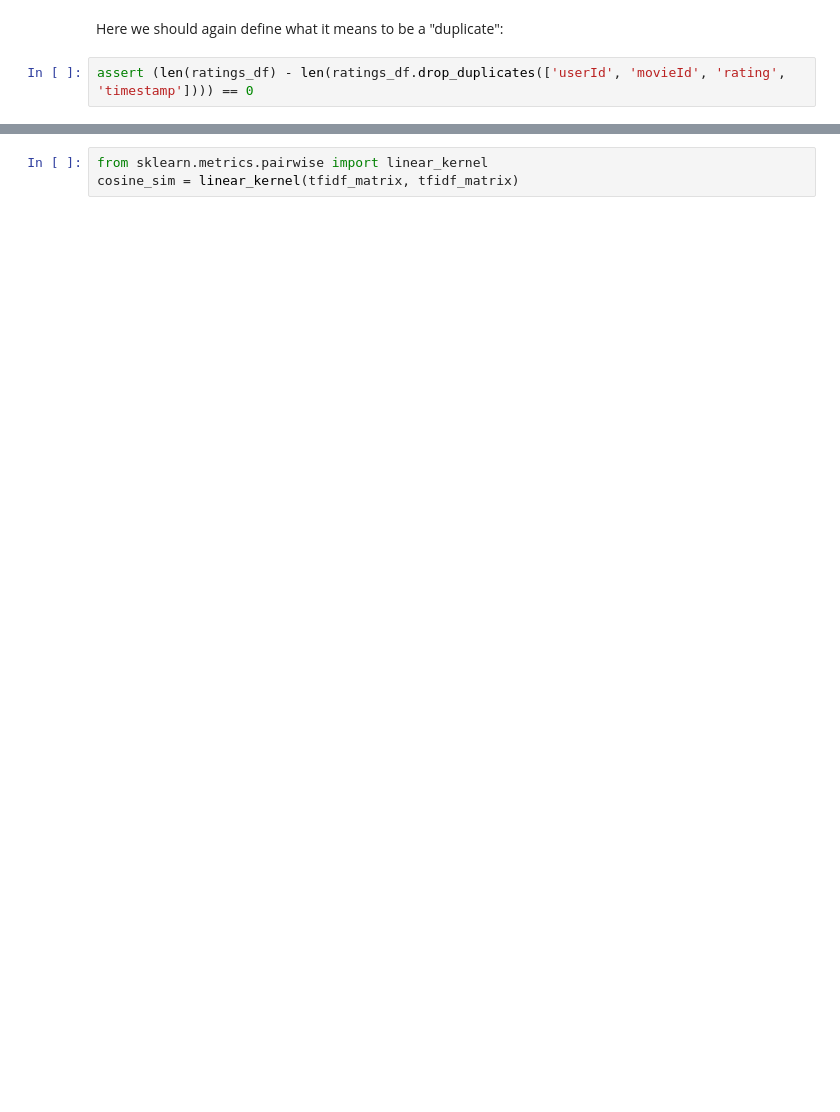
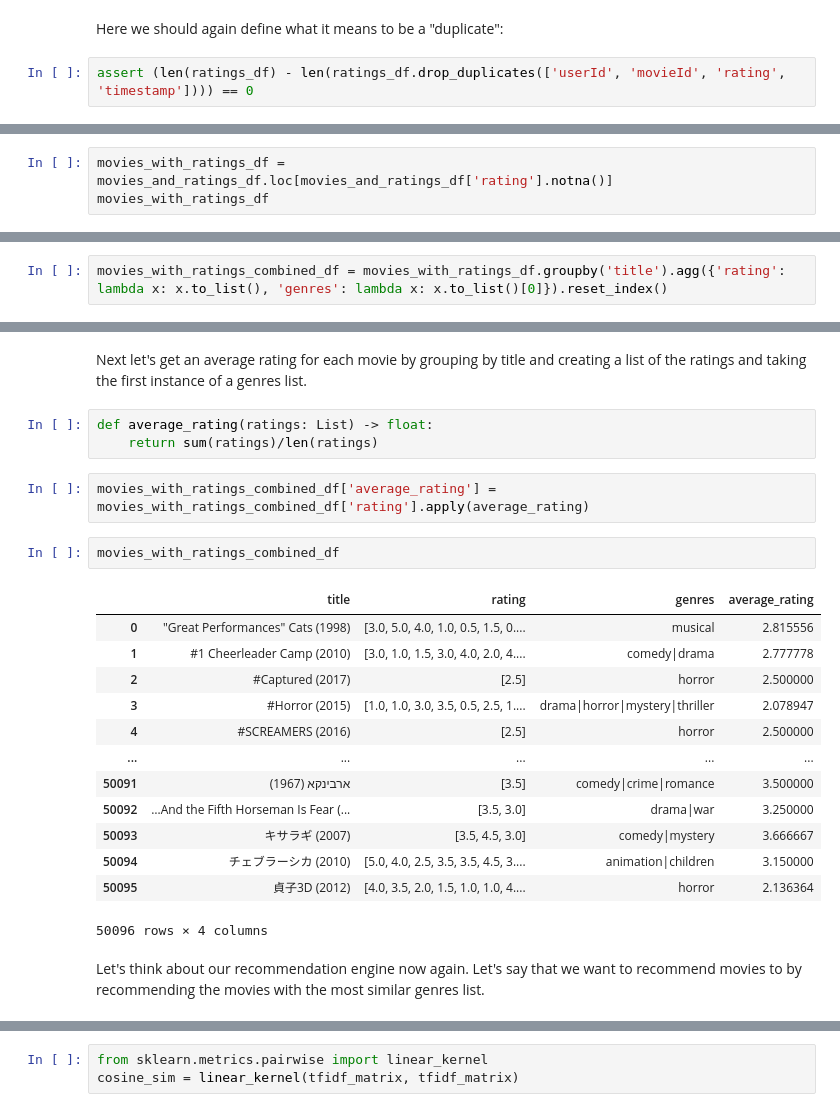
Before and after one commit to lizzypy/simple_recommendation_engine, a Jupyter notebook: analysis_complete/analysis/Movies Data Analysis.ipynb, the cells around one changed output, grey strips where cells are left out. Cells and saved outputs as stored; diff of their text form; blank space fills up the shorter version.

```diff
--- a/analysis_complete/analysis/Movies Data Analysis.ipynb
+++ b/analysis_complete/analysis/Movies Data Analysis.ipynb
@@ -443,0 +315,3 @@ NameError: name 'genres_list' is not defined
+# %%
+movies_with_ratings_df = movies_and_ratings_df.loc[movies_and_ratings_df['rating'].notna()]
+movies_with_ratings_df
@@ -443,0 +332,2 @@ NameError: name 'genres_list' is not defined
+# %%
+movies_with_ratings_combined_df = movies_with_ratings_df.groupby('title').agg({'rating': lambda x: x.to_list(), 'genres': lambda x: x.to_list()[0]}).reset_index()
@@ -443,0 +350,25 @@ NameError: name 'genres_list' is not defined
+# %% [markdown]
+Next let's get an average rating for each movie by grouping by title and creating a list of the ratings and taking the first instance of a genres list.
+# %%
+def average_rating(ratings: List) -> float:
+    return sum(ratings)/len(ratings)
+# %%
+movies_with_ratings_combined_df['average_rating'] = movies_with_ratings_combined_df['rating'].apply(average_rating)
+# %%
+movies_with_ratings_combined_df
+# %% [output]
+|  | title | rating | genres | average_rating |
+| 0 | "Great Performances" Cats (1998) | [3.0, 5.0, 4.0, 1.0, 0.5, 1.5, 0.... | musical | 2.815556 |
+| 1 | #1 Cheerleader Camp (2010) | [3.0, 1.0, 1.5, 3.0, 4.0, 2.0, 4.... | comedy|drama | 2.777778 |
+| 2 | #Captured (2017) | [2.5] | horror | 2.500000 |
+| 3 | #Horror (2015) | [1.0, 1.0, 3.0, 3.5, 0.5, 2.5, 1.... | drama|horror|mystery|thriller | 2.078947 |
+| 4 | #SCREAMERS (2016) | [2.5] | horror | 2.500000 |
+| ... | ... | ... | ... | ... |
+| 50091 | ארבינקא (1967) | [3.5] | comedy|crime|romance | 3.500000 |
+| 50092 | …And the Fifth Horseman Is Fear (... | [3.5, 3.0] | drama|war | 3.250000 |
+| 50093 | キサラギ (2007) | [3.5, 4.5, 3.0] | comedy|mystery | 3.666667 |
+| 50094 | チェブラーシカ (2010) | [5.0, 4.0, 2.5, 3.5, 3.5, 4.5, 3.... | animation|children | 3.150000 |
+| 50095 | 貞子3D (2012) | [4.0, 3.5, 2.0, 1.5, 1.0, 1.0, 4.... | horror | 2.136364 |
+50096 rows × 4 columns
+# %% [markdown]
+Let's think about our recommendation engine now again.  Let's say that we want to recommend movies to by recommending the movies with the most similar genres list.
```
Also changed, not shown: parts of 111 cells of this notebook, 6 other files.
